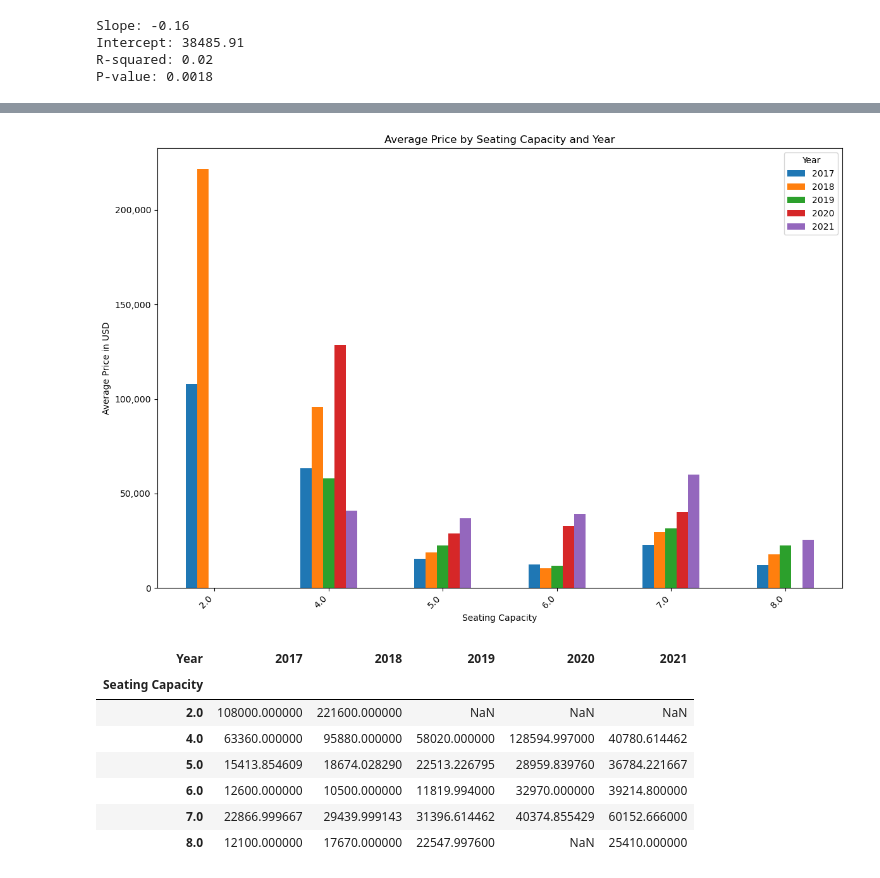
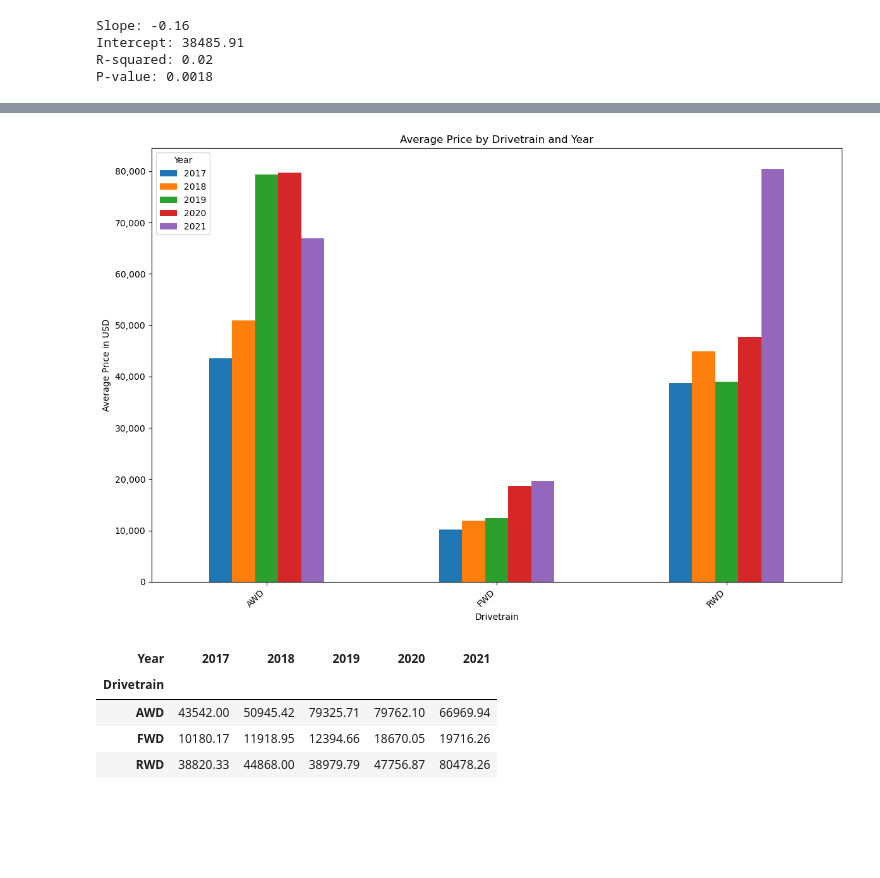
Before and after one commit to benfish426/project_1, a Jupyter notebook: Vehicle Value Analysis2.ipynb, the cells around one changed output, grey strips where cells are left out. Cells and saved outputs as stored; diff of their text form; code cells hidden in the pictures; blank space fills up the shorter version.

```diff
--- a/Vehicle Value Analysis2.ipynb
+++ b/Vehicle Value Analysis2.ipynb
@@ -638,37 +486,34 @@ pivot_table
-# %%
-#Restrict the years of the search
-df_cleaned = df_cleaned[(df_cleaned['Year'] >= 2017) & (df_cleaned['Year'] <= 2021)]
-
-# Calculate the average price for each make and year
-average_price =  df_cleaned.groupby(['Seating Capacity', 'Year'])['Price USD'].mean().reset_index()
-
-# Pivot the DataFrame to have years as columns and makes as rows
-pivot_table = average_price.pivot(index='Seating Capacity', columns='Year', values='Price USD')
-
-# Plotting the bar plot
-ax = pivot_table.plot(kind='bar', figsize=(12, 8))
-
-# Formatting y-axis tick labels to display price without dollar symbol
-yticks = ax.get_yticks()
-yticklabels = [f'{int(ytick):,}' for ytick in yticks]
-ax.set_yticklabels(yticklabels)
-
-plt.title('Average Price by Seating Capacity and Year')
-plt.xlabel('Seating Capacity')
-plt.ylabel('Average Price in USD')
-plt.xticks(rotation=45, ha='right')
-plt.legend(title='Year')
-plt.tight_layout()
-plt.show()
-
-pivot_table
-# %% [output]
-[figure, removed]
-| Year | 2017 | 2018 | 2019 | 2020 | 2021 |
-| Seating Capacity |  |  |  |  |  |
-| 2.0 | 108000.000000 | 221600.000000 | NaN | NaN | NaN |
-| 4.0 | 63360.000000 | 95880.000000 | 58020.000000 | 128594.997000 | 40780.614462 |
-| 5.0 | 15413.854609 | 18674.028290 | 22513.226795 | 28959.839760 | 36784.221667 |
-| 6.0 | 12600.000000 | 10500.000000 | 11819.994000 | 32970.000000 | 39214.800000 |
-| 7.0 | 22866.999667 | 29439.999143 | 31396.614462 | 40374.855429 | 60152.666000 |
-| 8.0 | 12100.000000 | 17670.000000 | 22547.997600 | NaN | 25410.000000 |
+# %%
+#Restrict the years of the search
+df_cleaned = df_cleaned[(df_cleaned['Year'] >= 2017) & (df_cleaned['Year'] <= 2021)]
+
+# Calculate the average price for each make and year
+average_price =  df_cleaned.groupby(['Drivetrain', 'Year'])['Price USD'].mean().reset_index()
+
+# Pivot the DataFrame to have years as columns and makes as rows
+pivot_table = average_price.pivot(index='Drivetrain', columns='Year', values='Price USD')
+
+# Plotting the bar plot
+ax = pivot_table.plot(kind='bar', figsize=(12, 8))
+
+# Formatting y-axis tick labels to display price without dollar symbol
+yticks = ax.get_yticks()
+yticklabels = [f'{int(ytick):,}' for ytick in yticks]
+ax.set_yticklabels(yticklabels)
+
+plt.title('Average Price by Drivetrain and Year')
+plt.xlabel('Drivetrain')
+plt.ylabel('Average Price in USD')
+plt.xticks(rotation=45, ha='right')
+plt.legend(title='Year')
+plt.tight_layout()
+plt.show()
+
+round(pivot_table,2)
+# %% [output]
+[figure, added]
+| Year | 2017 | 2018 | 2019 | 2020 | 2021 |
+| Drivetrain |  |  |  |  |  |
+| AWD | 43542.00 | 50945.42 | 79325.71 | 79762.10 | 66969.94 |
+| FWD | 10180.17 | 11918.95 | 12394.66 | 18670.05 | 19716.26 |
+| RWD | 38820.33 | 44868.00 | 38979.79 | 47756.87 | 80478.26 |
```
Also changed, not shown: parts of 12 cells of this notebook, 2 other files.
